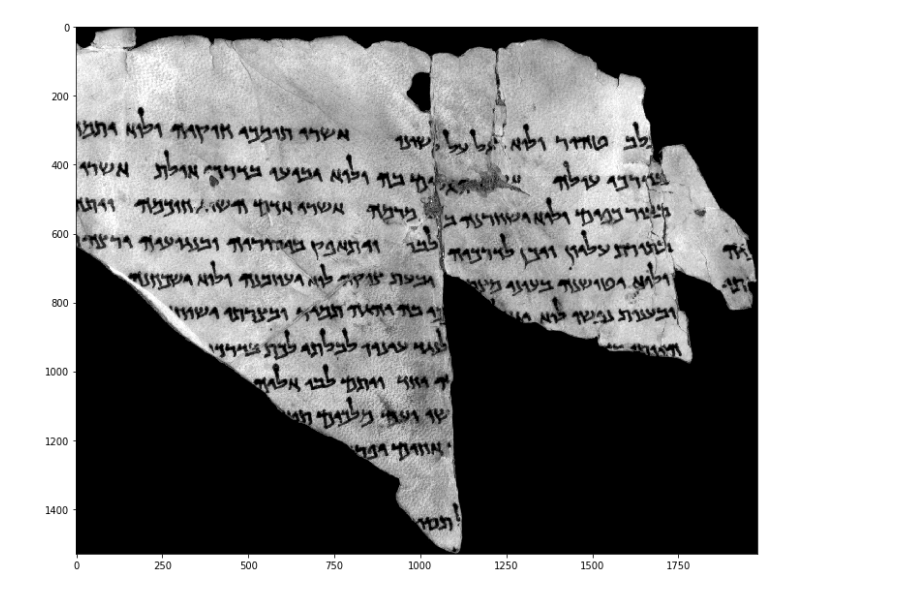
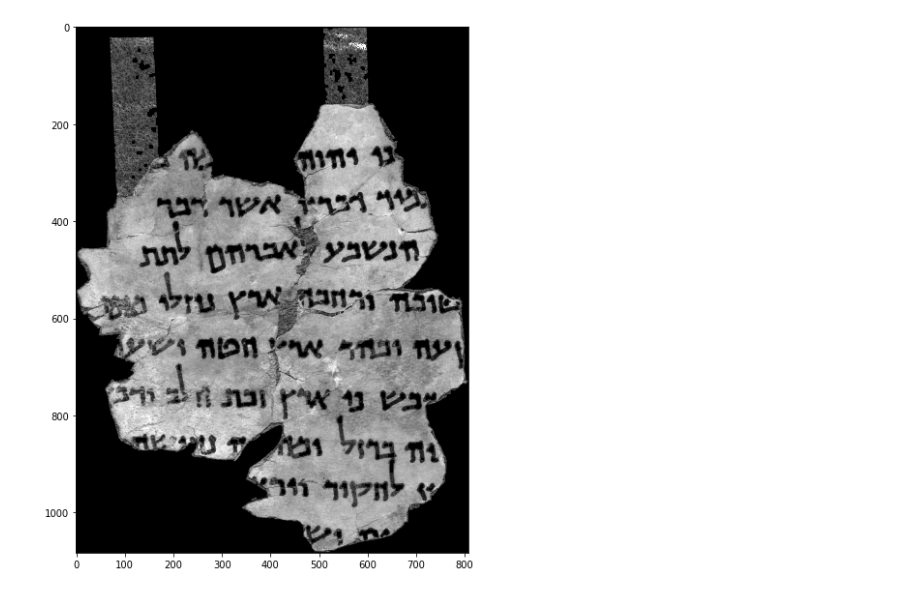
Before and after one commit to zeroxenator/hwr, a Jupyter notebook: Preprocessing/word_segmentation.ipynb, the cells around one changed output. Drawn from its saved outputs; the diff is of its cells as text; code cells hidden in the pictures.

```diff
--- a/Preprocessing/word_segmentation.ipynb
+++ b/Preprocessing/word_segmentation.ipynb
@@ -3,12 +3,13 @@ import cv2
 import numpy as np
 import matplotlib.pyplot as plt
 # %%
-image = cv2.imread('image-output/test15_extracted.jpg', cv2.IMREAD_GRAYSCALE)
+path = 'image-output/test7_extracted.jpg'
+image = cv2.imread(path, cv2.IMREAD_GRAYSCALE)
 plt.figure(figsize = (500,10))
 plt.imshow(image, cmap='gray', aspect = 1)
 plt.show()
 # %% [output]
-[figure, old version]
+[figure, new version]
 # %%
 _, image_bin = cv2.threshold(image,0,255,cv2.THRESH_BINARY+cv2.THRESH_OTSU)
 # %%
```
Also changed, not shown: parts of 27 cells of this notebook.
